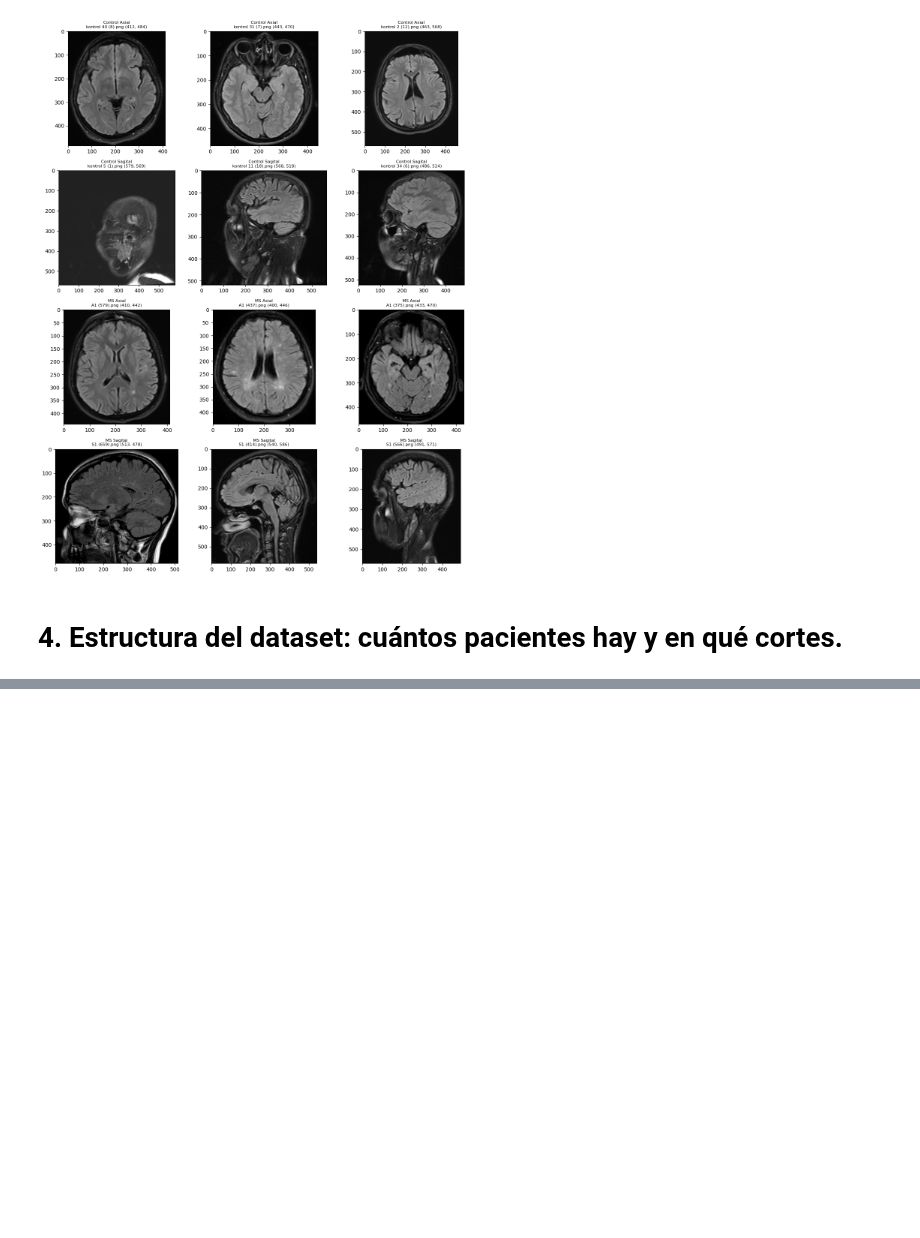
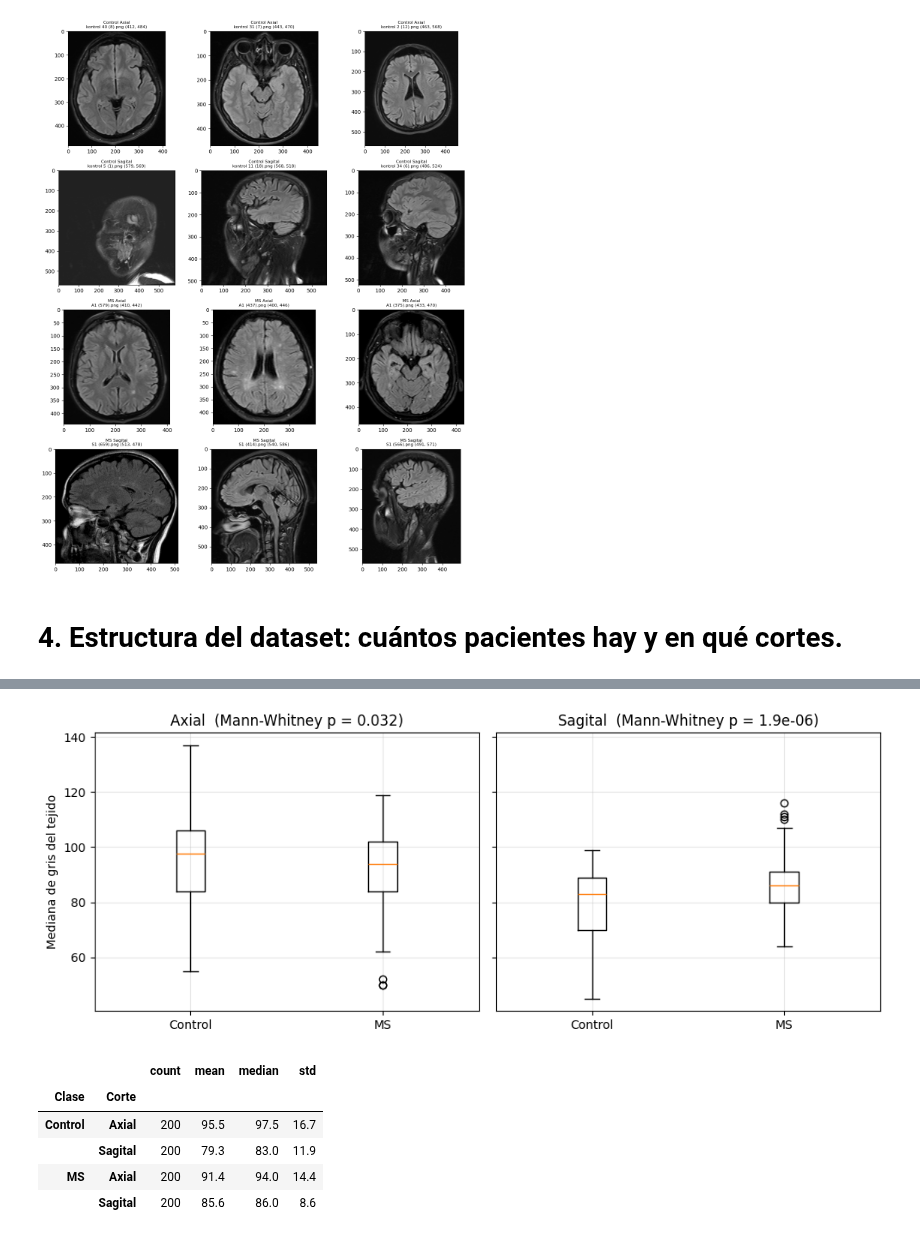
Before and after one commit to tobias-del/PSIB2026Q2-TPI-Grupo07-Barboza-Casais-Mitchelena, a Jupyter notebook: 01_EXPLORACION.ipynb, the cells around one changed output, grey strips where cells are left out. Cells and saved outputs as stored; diff of their text form; code cells hidden in the pictures; blank space fills up the shorter version.

```diff
--- a/01_EXPLORACION.ipynb
+++ b/01_EXPLORACION.ipynb
@@ -180,0 +231,35 @@ Etiquetado de los datos de control
+# %%
+# Boxplots de la distribución de niveles de gris
+UMBRAL = 40   # por encima se considera "tejido" (el pico oscuro llega a ~30).
+
+def mediana_tejido(ruta):
+    v = a_gris(ruta)
+    v = v[v > UMBRAL]
+    return np.median(v) if v.size else np.nan
+
+muestra = df.groupby(["Clase", "Corte"]).sample(n=200)   # 200 al azar por grupo
+muestra["Mediana"] = muestra["ruta"].apply(mediana_tejido)
+
+print("\n==================================================")
+print("Estadísticos de la distribución de niveles de gris")
+print("==================================================")
+fig, axs = plt.subplots(1, 2, figsize=(10, 4), sharey=True)
+for ax, corte in zip(axs, ["Axial", "Sagital"]):
+    d = [muestra[(muestra["Clase"] == c) & (muestra["Corte"] == corte)]["Mediana"].dropna()
+         for c in ["Control", "MS"]]
+    ax.boxplot(d, tick_labels=["Control", "MS"])
+    ax.set_title(f"{corte}  (Mann-Whitney p = {mannwhitneyu(*d).pvalue:.2g})")
+    ax.grid(True, alpha=0.3)
+axs[0].set_ylabel("Mediana de gris del tejido")
+plt.tight_layout()
+plt.show()
+
+display(muestra.groupby(["Clase", "Corte"])["Mediana"].agg(["count", "mean", "median", "std"]).round(1))
+# %% [output]
+[figure, added]
+|  |  | count | mean | median | std |
+| Clase | Corte |  |  |  |  |
+| Control | Axial | 200 | 95.5 | 97.5 | 16.7 |
+|  | Sagital | 200 | 79.3 | 83.0 | 11.9 |
+| MS | Axial | 200 | 91.4 | 94.0 | 14.4 |
+|  | Sagital | 200 | 85.6 | 86.0 | 8.6 |
```
Also changed, not shown: parts of 6 cells of this notebook.
